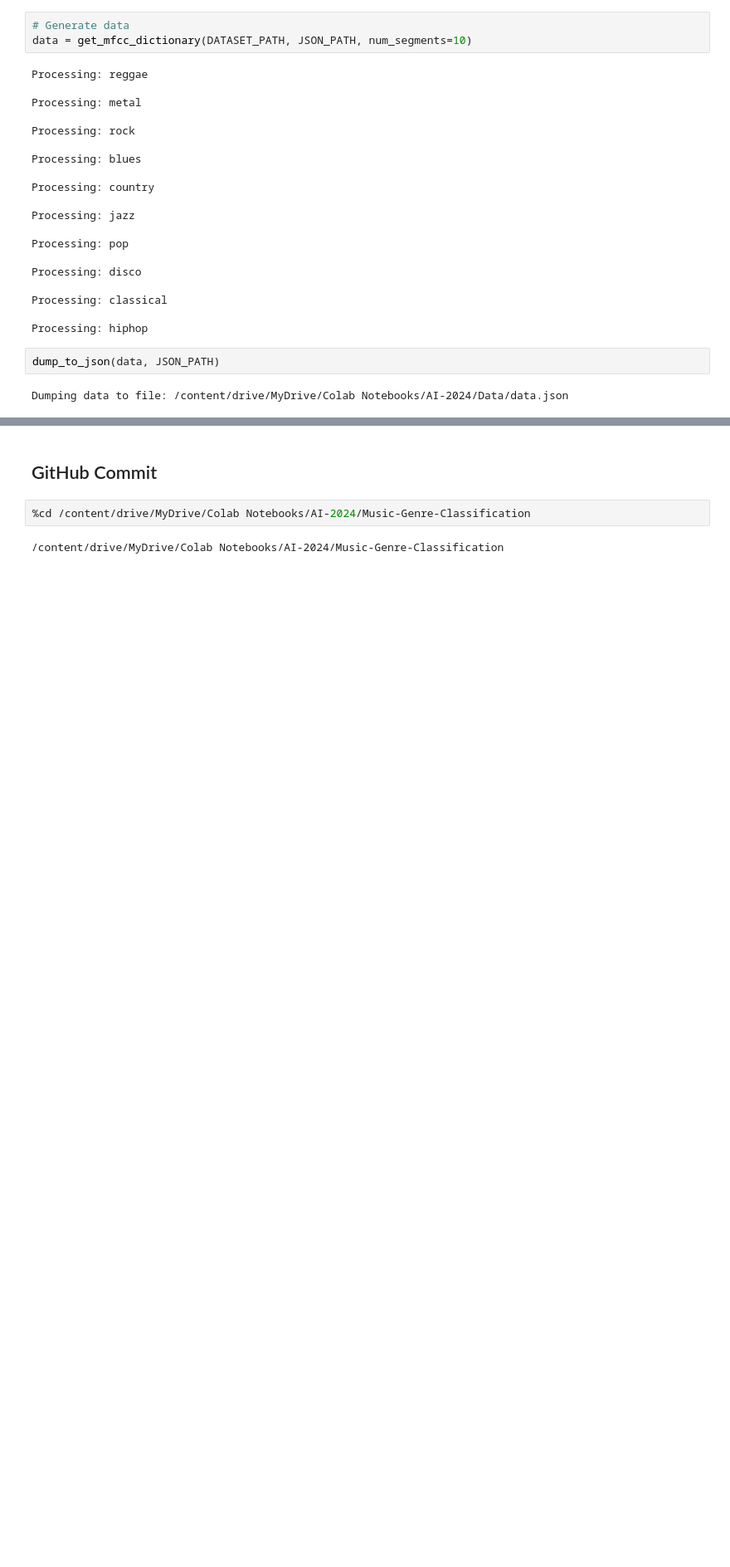
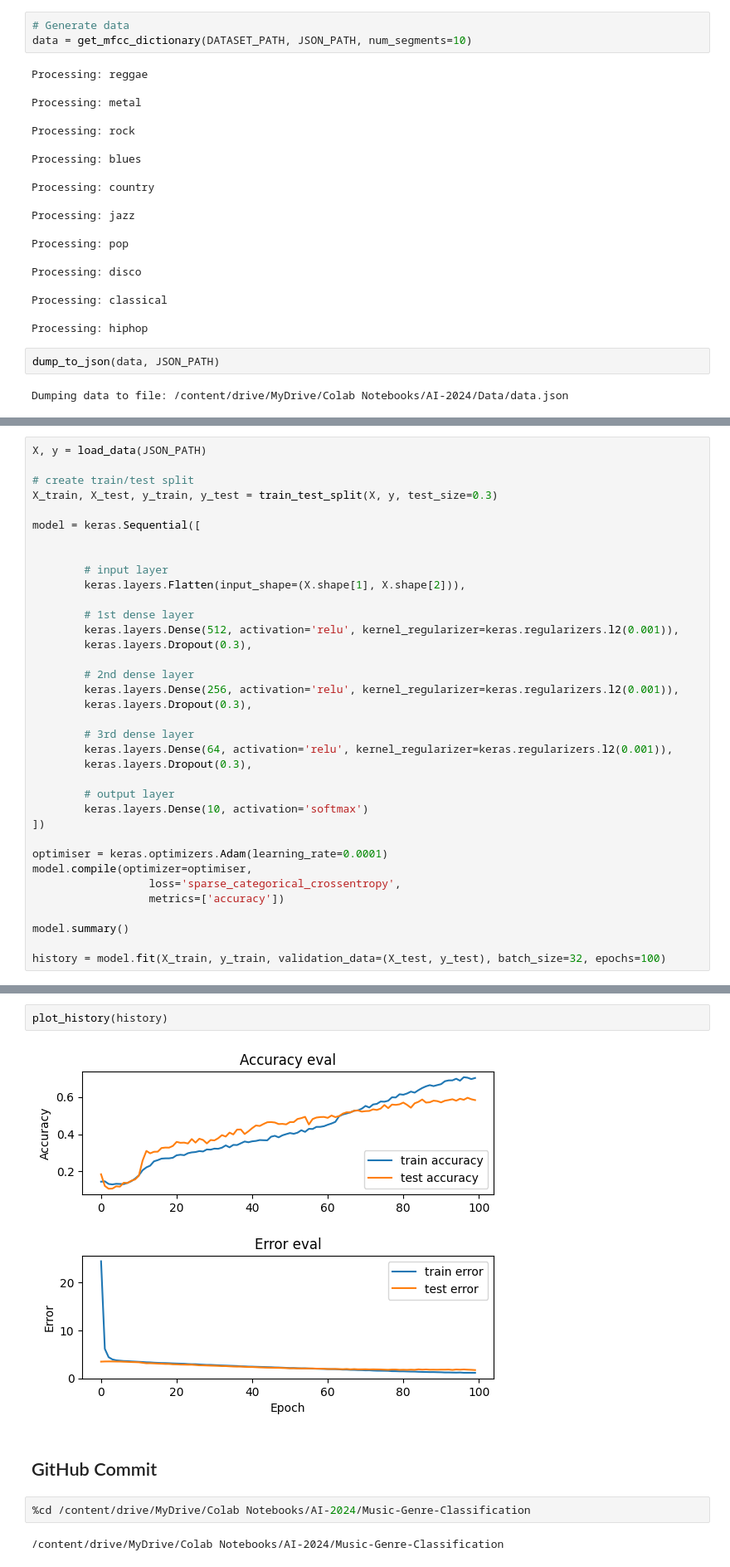
Before and after one commit to AyaSafan/Music-Genre-Classification, a Jupyter notebook: Music-Genre-Classification.ipynb, the cells around one changed output, grey strips where cells are left out. Shown: that part at 83% size. Cells and saved outputs as stored; diff of their text form; blank space fills up the shorter version.

```diff
--- a/Music-Genre-Classification.ipynb
+++ b/Music-Genre-Classification.ipynb
@@ -188,0 +235,36 @@ Dumping data to file: /content/drive/MyDrive/Colab Notebooks/AI-2024/Data/data.j
+# %%
+X, y = load_data(JSON_PATH)
+
+# create train/test split
+X_train, X_test, y_train, y_test = train_test_split(X, y, test_size=0.3)
+
+model = keras.Sequential([
+
+
+        # input layer
+        keras.layers.Flatten(input_shape=(X.shape[1], X.shape[2])),
+
+        # 1st dense layer
+        keras.layers.Dense(512, activation='relu', kernel_regularizer=keras.regularizers.l2(0.001)),
+        keras.layers.Dropout(0.3),
+
+        # 2nd dense layer
+        keras.layers.Dense(256, activation='relu', kernel_regularizer=keras.regularizers.l2(0.001)),
+        keras.layers.Dropout(0.3),
+
+        # 3rd dense layer
+        keras.layers.Dense(64, activation='relu', kernel_regularizer=keras.regularizers.l2(0.001)),
+        keras.layers.Dropout(0.3),
+
+        # output layer
+        keras.layers.Dense(10, activation='softmax')
+])
+
+optimiser = keras.optimizers.Adam(learning_rate=0.0001)
+model.compile(optimizer=optimiser,
+                  loss='sparse_categorical_crossentropy',
+                  metrics=['accuracy'])
+
+model.summary()
+
+history = model.fit(X_train, y_train, validation_data=(X_test, y_test), batch_size=32, epochs=100)
@@ -189,3 +289,7 @@ Dumping data to file: /content/drive/MyDrive/Colab Notebooks/AI-2024/Data/data.j
+# %%
+plot_history(history)
+# %% [output]
+[figure, added]
 # %% [markdown]
 ## GitHub Commit
 # %%
```
Also changed, not shown: parts of 6 cells of this notebook.
